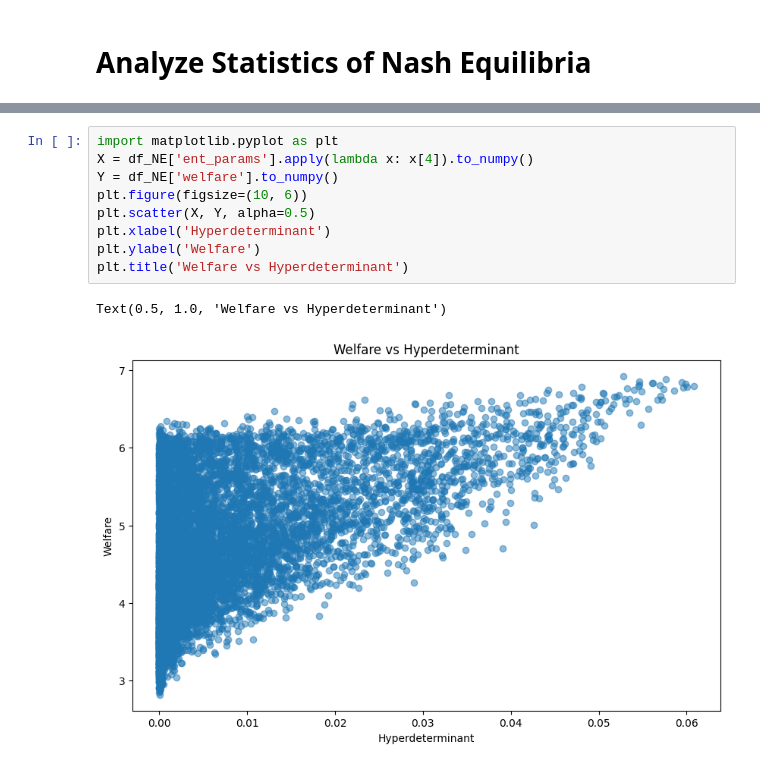
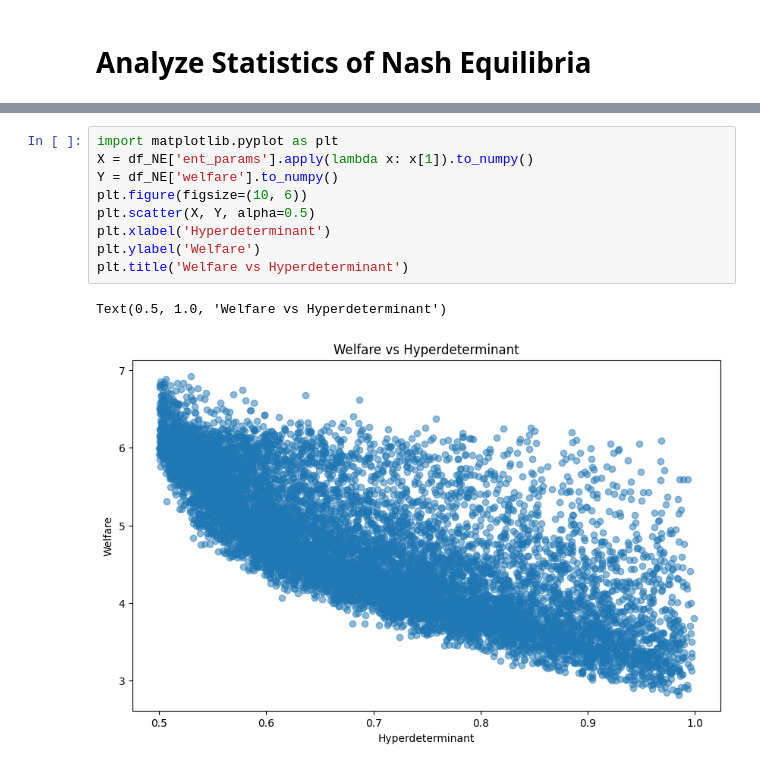
Before and after one commit to lccqqqqq/nash, a Jupyter notebook: analyze_NE_stats.ipynb, the cells around one changed output, grey strips where cells are left out. Cells and saved outputs as stored; diff of their text form.

```diff
--- a/analyze_NE_stats.ipynb
+++ b/analyze_NE_stats.ipynb
@@ -36,12 +39,12 @@ df_NE[['ent_params']].head()
 # %%
 import matplotlib.pyplot as plt
-X = df_NE['ent_params'].apply(lambda x: x[4]).to_numpy()
+X = df_NE['ent_params'].apply(lambda x: x[1]).to_numpy()
 Y = df_NE['welfare'].to_numpy()
 plt.figure(figsize=(10, 6))
 plt.scatter(X, Y, alpha=0.5)
 plt.xlabel('Hyperdeterminant')
 plt.ylabel('Welfare')
 plt.title('Welfare vs Hyperdeterminant')
 # %% [output]
 Text(0.5, 1.0, 'Welfare vs Hyperdeterminant')
-[figure, old version]
+[figure, new version]
```
Also changed, not shown: parts of 12 cells of this notebook, 17 other files.
